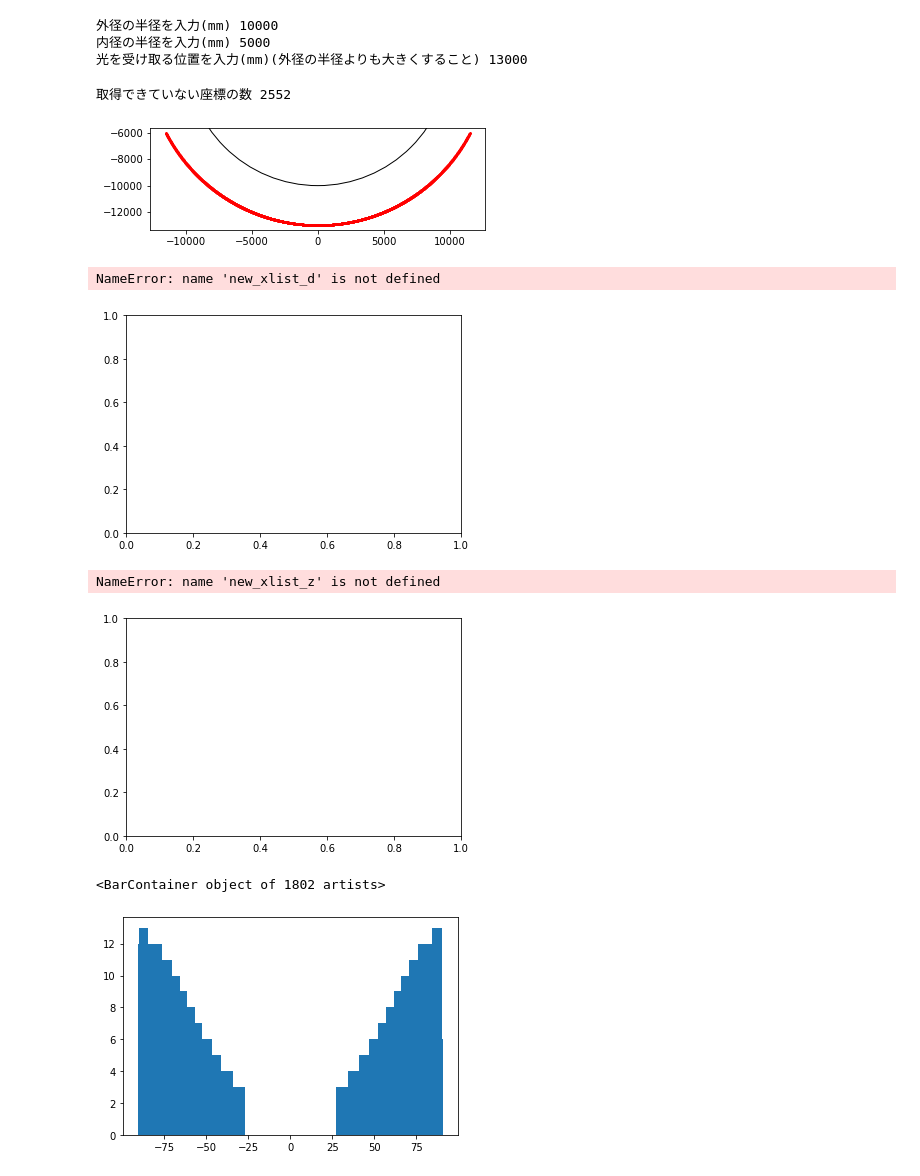
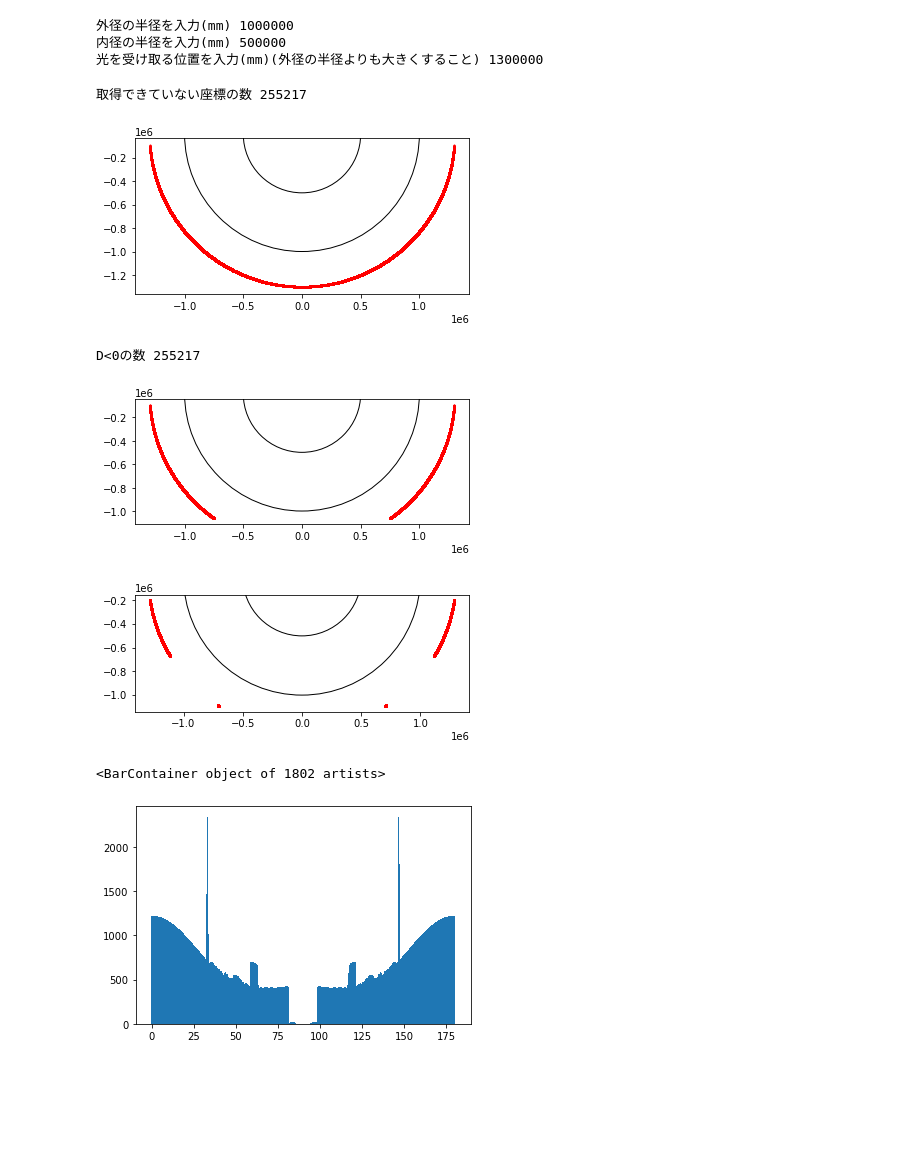
Before and after one commit to toshikingggg/lab, a Jupyter notebook: Optical-Depth-Measurement/new_optical_depth_mesurementt.ipynb, the cells around one changed output. Drawn from its saved outputs; the diff is of its cells as text; code cells hidden in the pictures; blank space fills up the shorter version.

```diff
--- a/Optical-Depth-Measurement/new_optical_depth_mesurementt.ipynb
+++ b/Optical-Depth-Measurement/new_optical_depth_mesurementt.ipynb
@@ -173,7 +173,7 @@ ylist_d = []
 xlist_z = []
 ylist_z = []
 cnt=0
-arg = 25
+arg = 30
 
 
 # for x in range(-r+1,r):
@@ -203,10 +203,10 @@ for x in range(-r+1,0):
         n_r = 1.000292
         cnt +=1
         x_d_get,y_d_get,beta = calculate_angle_and_(n_i ,n_r ,x_i ,y_i ,x_i_i ,y_i_i, r_h,1)
-        alfa = abs(np.arccos(x_d_get/r_h) - np.pi)
-        slit = abs(np.rad2deg(alfa)-np.rad2deg(beta))
-        if arg < slit:
-            continue
+#         alfa = abs(np.arccos(x_d_get/r_h) - np.pi)
+#         slit = abs(np.rad2deg(alfa)-np.rad2deg(beta))
+#         if arg < slit:
+#             continue
         if 0<=y_d_get:
             continue
         xlist_d.append(x_d_get)
@@ -281,9 +281,9 @@ for x in range(-r+1,0):
         ylist.append(y_get)
         new_xlist, new_ylist = array(xlist,ylist)
 # %% [output]
-外径の半径を入力(mm) 10000
-内径の半径を入力(mm) 5000
-光を受け取る位置を入力(mm)(外径の半径よりも大きくすること) 13000
+外径の半径を入力(mm) 1000000
+内径の半径を入力(mm) 500000
+光を受け取る位置を入力(mm)(外径の半径よりも大きくすること) 1300000
 # %%
 # とりあえず表示
 import matplotlib.pyplot as plt
@@ -303,8 +303,8 @@ g.set_aspect('equal')
 
 print("取得できていない座標の数",cnt)
 # %% [output]
-取得できていない座標の数 2552
+取得できていない座標の数 255217
-[figure, old version]
+[figure, new version]
 # %%
 #D<0
 import matplotlib.pyplot as plt
@@ -324,8 +324,8 @@ g.set_aspect('equal')
 
 print("D<0の数",cnt)
 # %% [output]
-NameError: name 'new_xlist_d' is not defined
+D<0の数 255217
-[figure, old version]
+[figure, new version]
 # %%
 #全反射のみ
 import matplotlib.pyplot as plt
@@ -343,8 +343,7 @@ g.add_artist(draw_circle_i)
 g.plot(new_xlist_z, new_ylist_z, marker="o", color = "red", linestyle = " ",markersize=1)
 g.set_aspect('equal')
 # %% [output]
-NameError: name 'new_xlist_z' is not defined
-[figure, old version]
+[figure, new version]
 # %%
 #全て
 array_ex = []
@@ -373,32 +372,34 @@ for x, y in zip(new_xlist, new_ylist):
     sita_test = math.atan(tan_test)
     if x<0:
 #         print("(x座標,y座標)=(",x,y,")|",round(math.degrees(sita_test),1),"度")
         f = round(math.degrees(sita_test),1)
         for i in range(0,901):
             if array_ex[i] == f:
                 inst[i] += 1
 #     else:
 # #         print("(x座標,y座標)=(",x,y,")|",round(180-math.degrees(sita_test),1),"度")
 #         f = round(180-math.degrees(sita_test),1)
 #         for i in range(0,1801):
 #             if array_ex[i] == f:
 #                 inst[i] += 1
 
 new_array,new_inst = array(array_ex, inst)
 
+second_new_array = [i + 90 for i in new_array]
+
 k=0
 for j in inst:
     if j > 1000:
         test_array1.append(array_ex[k])
         test_array2.append(inst[k])
     k +=1
 
 #     #1度を10分割する
 # print(inst)
 # print(len(inst))
 # print(len(array))
-plt.bar(new_array, new_inst, width=1.0)
+plt.bar(second_new_array, new_inst, width=1.0)
 #まだ荒い
 # %% [output]
 <BarContainer object of 1802 artists>
-[figure, old version]
+[figure, new version]
```
Also changed, not shown: parts of 4 cells of this notebook.
